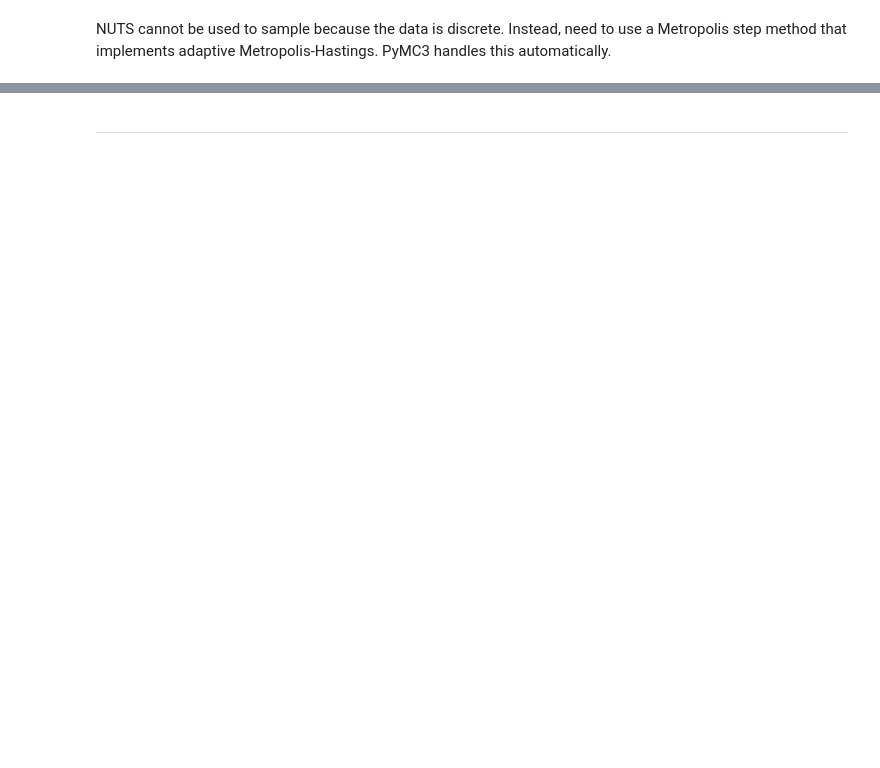
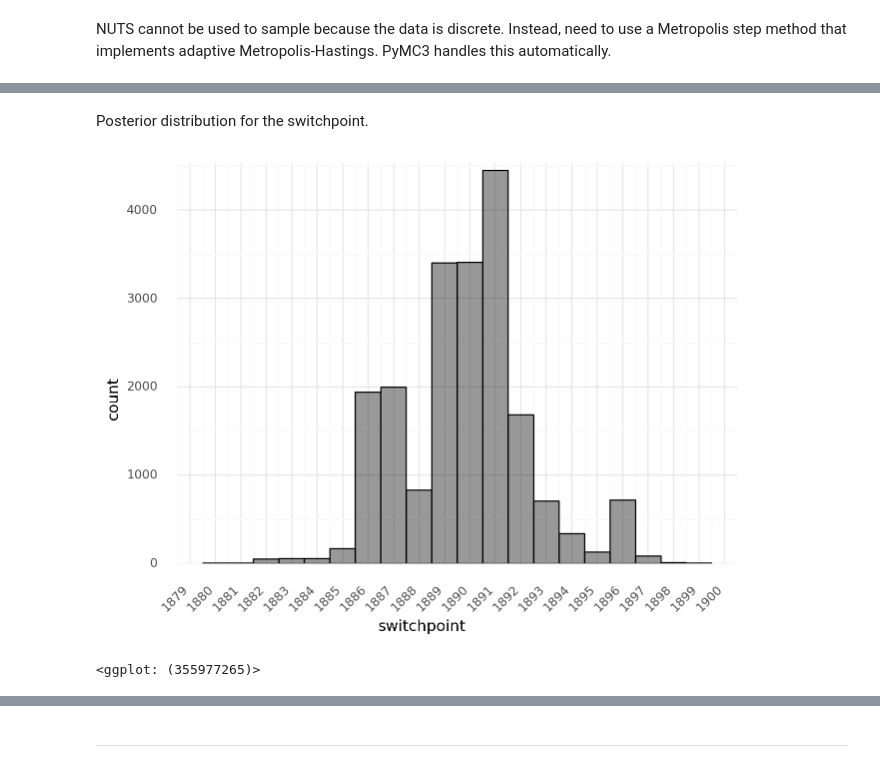
Before and after one commit to jhrcook/pymc3-tutorials, a Jupyter notebook: 001_getting-started-with-pymc3.ipynb, the cells around one changed output, grey strips where cells are left out. Saved outputs shown, nothing was run; the diff lists cells and outputs as text; code cells hidden in the pictures; blank space fills up the shorter version.

```diff
--- a/001_getting-started-with-pymc3.ipynb
+++ b/001_getting-started-with-pymc3.ipynb
@@ -272,0 +317,14 @@ with disaster_model:
+# %% [markdown]
+Posterior distribution for the switchpoint.
+# %%
+switchpoint_post = pd.DataFrame({"switchpoint": trace["switchpoint"]})
+(
+    gg.ggplot(switchpoint_post, gg.aes(x="switchpoint"))
+    + gg.geom_histogram(binwidth=1, alpha=0.4, size=0.5, color="black", fill="black")
+    + gg.scale_x_continuous(breaks=disasters_data.year)
+    + gg.scale_y_continuous(expand=(0, 0, 0.02, 0))
+    + gg.theme(axis_text_x=gg.element_text(angle=45, ha="right"))
+)
+# %% [output]
+[figure, added]
+<ggplot: (355977265)>
```
Also changed, not shown: parts of 16 cells of this notebook.
